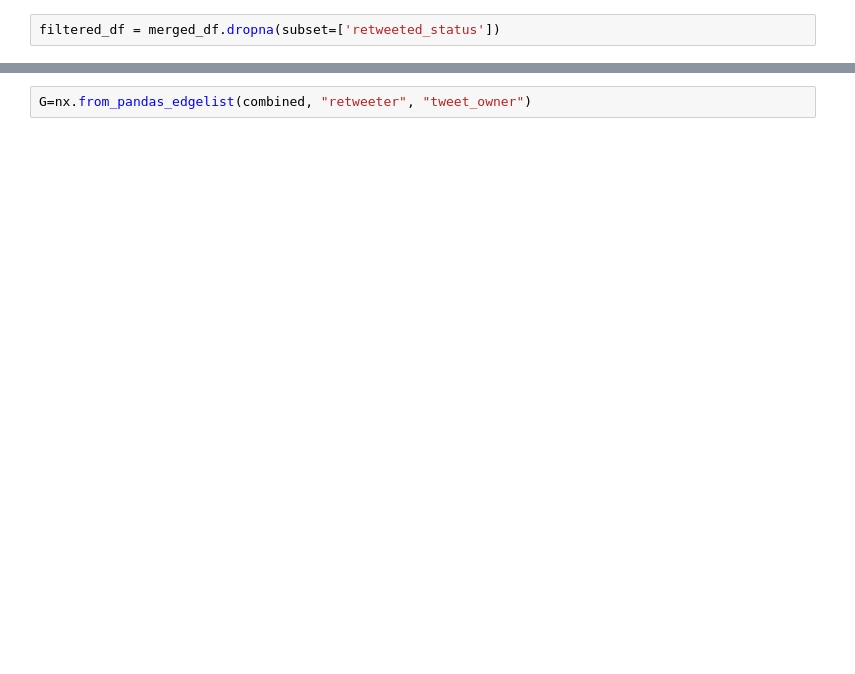
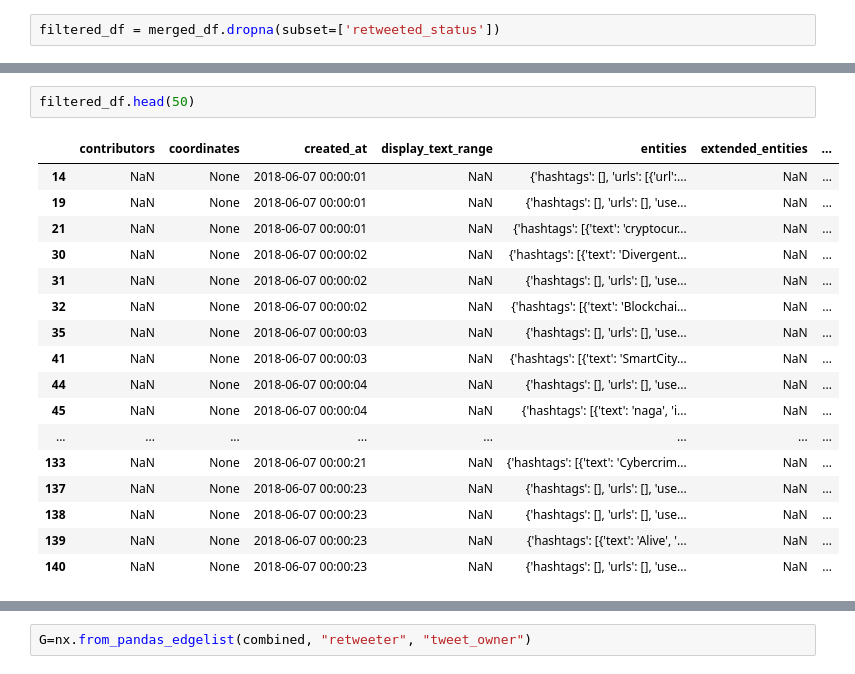
Before and after one commit to devssh/Dory-Twitter, a Jupyter notebook: Twitter-Analysis.ipynb, the cells around one changed output, grey strips where cells are left out. Saved outputs shown, nothing was run; the diff lists cells and outputs as text; blank space fills up the shorter version.

```diff
--- a/Twitter-Analysis.ipynb
+++ b/Twitter-Analysis.ipynb
@@ -54,3 +42,23 @@ display(filtered_df.head())
+# %%
+filtered_df.head(50)
+# %% [output]
+|  | contributors | coordinates | created_at | display_text_range | entities | extended_entities | ... |
+| 14 | NaN | None | 2018-06-07 00:00:01 | NaN | {'hashtags': [], 'urls': [{'url':... | NaN | ... |
+| 19 | NaN | None | 2018-06-07 00:00:01 | NaN | {'hashtags': [], 'urls': [], 'use... | NaN | ... |
+| 21 | NaN | None | 2018-06-07 00:00:01 | NaN | {'hashtags': [{'text': 'cryptocur... | NaN | ... |
+| 30 | NaN | None | 2018-06-07 00:00:02 | NaN | {'hashtags': [{'text': 'Divergent... | NaN | ... |
+| 31 | NaN | None | 2018-06-07 00:00:02 | NaN | {'hashtags': [], 'urls': [], 'use... | NaN | ... |
+| 32 | NaN | None | 2018-06-07 00:00:02 | NaN | {'hashtags': [{'text': 'Blockchai... | NaN | ... |
+| 35 | NaN | None | 2018-06-07 00:00:03 | NaN | {'hashtags': [], 'urls': [], 'use... | NaN | ... |
+| 41 | NaN | None | 2018-06-07 00:00:03 | NaN | {'hashtags': [{'text': 'SmartCity... | NaN | ... |
+| 44 | NaN | None | 2018-06-07 00:00:04 | NaN | {'hashtags': [], 'urls': [], 'use... | NaN | ... |
+| 45 | NaN | None | 2018-06-07 00:00:04 | NaN | {'hashtags': [{'text': 'naga', 'i... | NaN | ... |
+| ... | ... | ... | ... | ... | ... | ... | ... |
+| 133 | NaN | None | 2018-06-07 00:00:21 | NaN | {'hashtags': [{'text': 'Cybercrim... | NaN | ... |
+| 137 | NaN | None | 2018-06-07 00:00:23 | NaN | {'hashtags': [], 'urls': [], 'use... | NaN | ... |
+| 138 | NaN | None | 2018-06-07 00:00:23 | NaN | {'hashtags': [], 'urls': [], 'use... | NaN | ... |
+| 139 | NaN | None | 2018-06-07 00:00:23 | NaN | {'hashtags': [{'text': 'Alive', '... | NaN | ... |
+| 140 | NaN | None | 2018-06-07 00:00:23 | NaN | {'hashtags': [], 'urls': [], 'use... | NaN | ... |
 # %%
 users = pd.DataFrame.from_records(filtered_df["user"].values)
 users.head()
```
Also changed, not shown: parts of 33 cells of this notebook.
